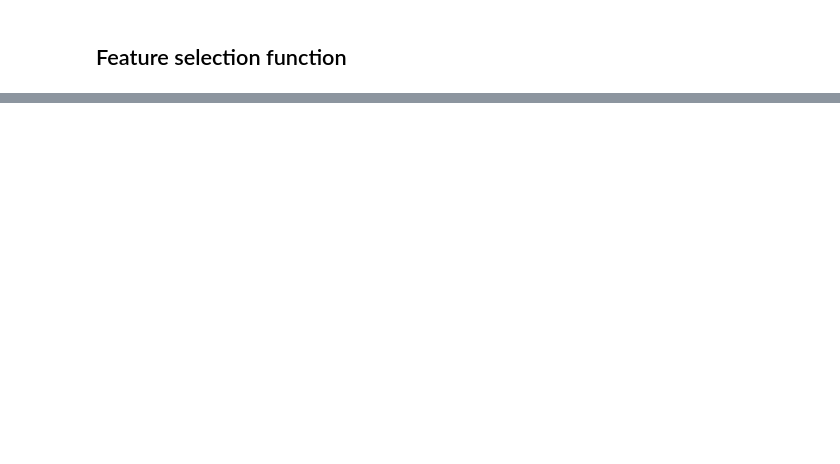
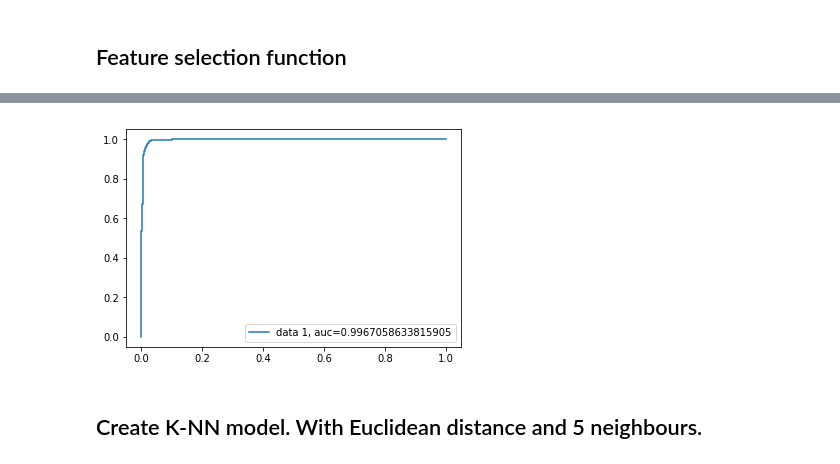
Before and after one commit to AML-Project-Group/impersonation_detection, a Jupyter notebook: Main.ipynb, the cells around one changed output, grey strips where cells are left out. Cells and saved outputs as stored; diff of their text form; code cells hidden in the pictures; blank space fills up the shorter version.

```diff
--- a/Main.ipynb
+++ b/Main.ipynb
@@ -471,0 +514,23 @@ data_for_training.head()
+# %%
+##Let's limit the depth to 6
+
+
+randfs = RandomForestClassifier(n_estimators = 100, random_state = 22, max_depth=6 )
+
+randfs.fit(X_train, y_train)
+
+yhats = randfs.predict(X_test)
+
+##Results Metrics
+
+print("RESULTS FOR RANDOM FOREST \n")
+print(confusion_matrix(y_test,yhats))
+print(classification_report(y_test,yhats))
+LRimportance = [(feature,importance) for feature, importance in zip(columnnames,randfs.feature_importances_)]
+LRimportance.sort(key = lambda x:x[1], reverse=True) #returns a list of most important features
+
+print("RANDOMFOREST FEATURE IMPORTANCE \n")
+print(LRimportance)
+
+
+##19 misclassficiations very good
@@ -471,0 +601,14 @@ data_for_training.head()
+# %%
+
+##Create an ROC curve. ROC score is high 0.99. Seems classifer is good.
+
+y_pred_proba = logreg.predict_proba(X_test)[::,1]
+fpr, tpr, _ = metrics.roc_curve(y_test,  y_pred_proba)
+auc = metrics.roc_auc_score(y_test, y_pred_proba)
+plt.plot(fpr,tpr,label="data 1, auc="+str(auc))
+plt.legend(loc=4)
+plt.show()
+# %% [output]
+[figure, added]
+# %% [markdown]
+## Create K-NN model. With Euclidean distance and 5 neighbours.
```
Also changed, not shown: parts of 22 cells of this notebook.
